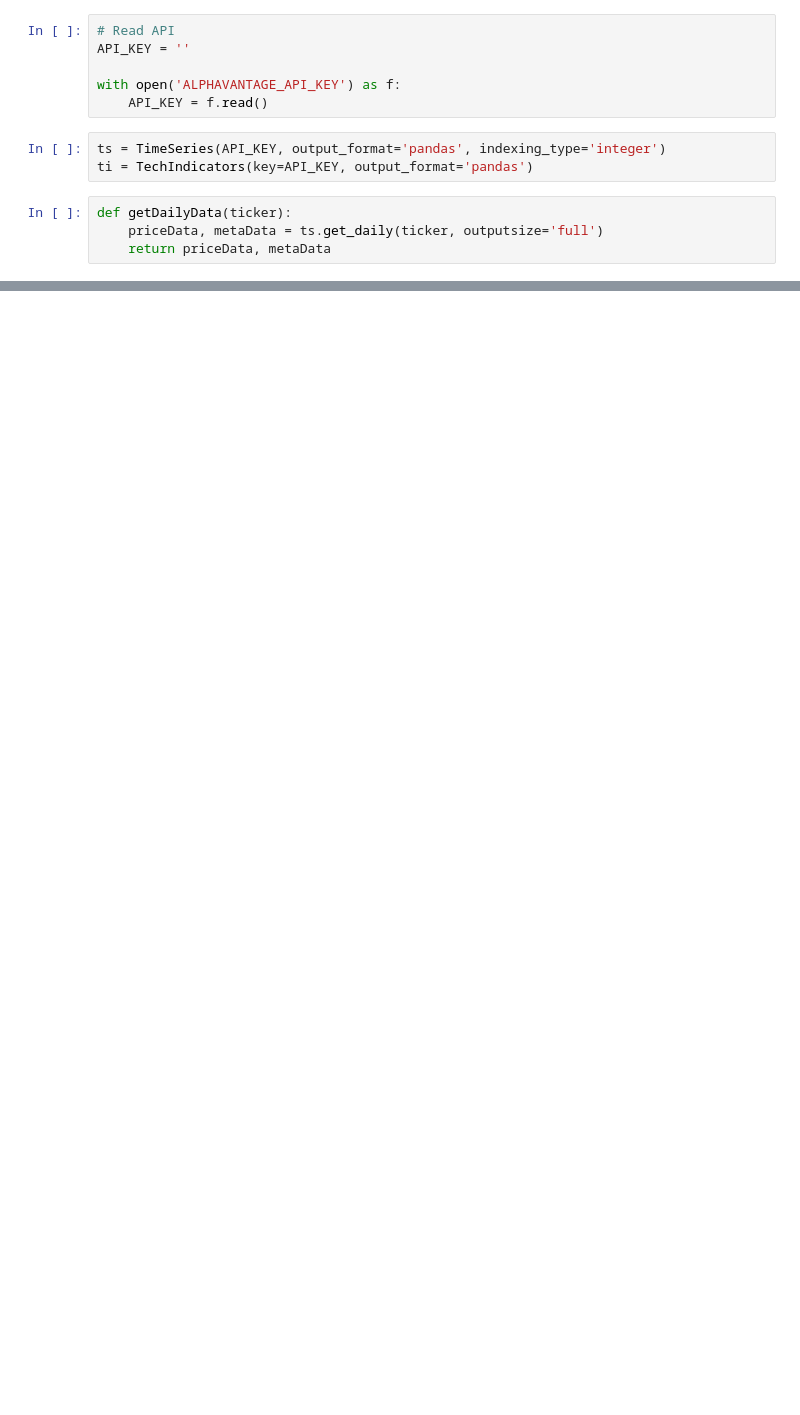
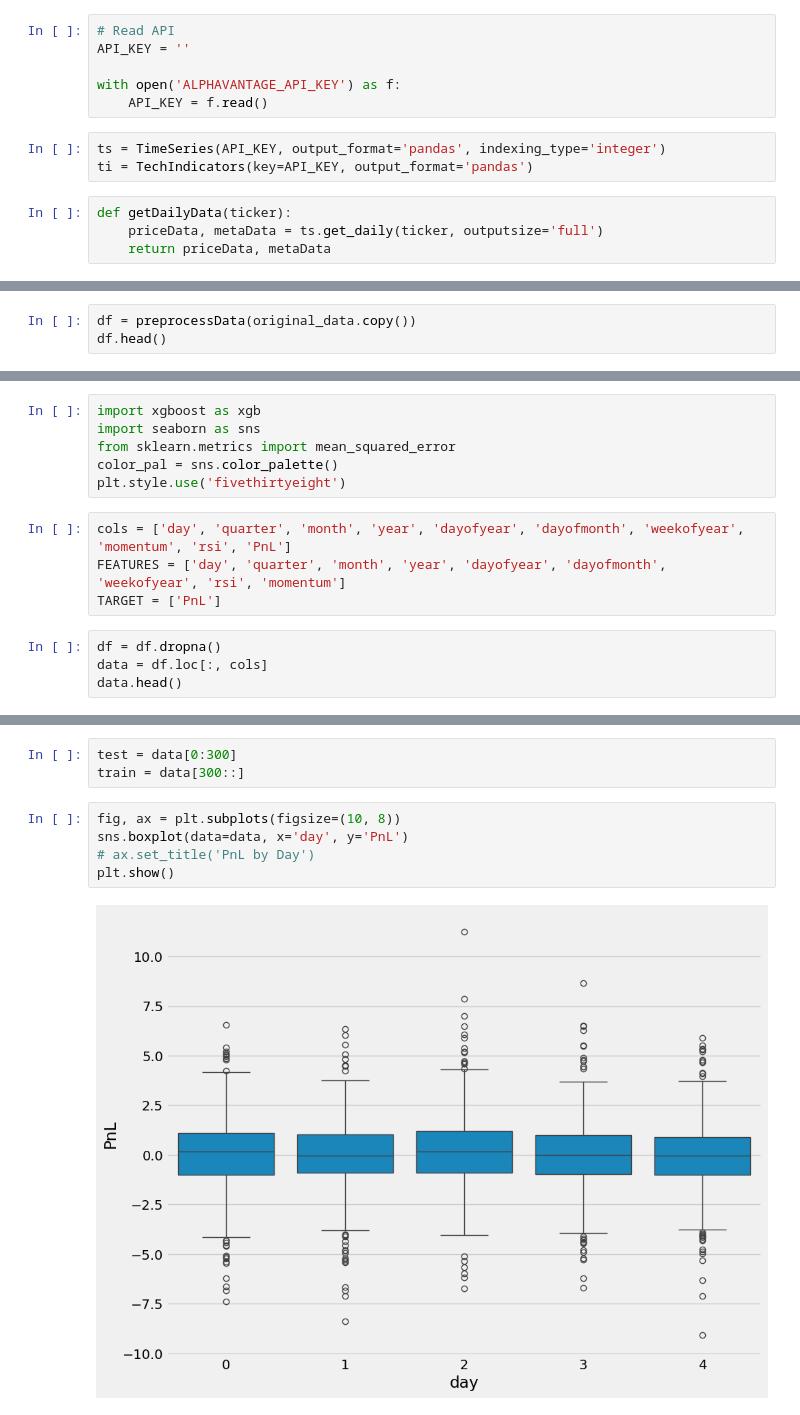
Before and after one commit to satishsolanki0409/finTech-projects, a Jupyter notebook: test.ipynb, the cells around one changed output, grey strips where cells are left out. Drawn from its saved outputs; the diff is of its cells as text; blank space fills up the shorter version.

```diff
--- a/test.ipynb
+++ b/test.ipynb
@@ -283,0 +181,3 @@ def updateAndSave(new_data, dm):
+# %%
+df = preprocessData(original_data.copy())
+df.head()
@@ -283,0 +494,14 @@ def updateAndSave(new_data, dm):
+# %%
+import xgboost as xgb
+import seaborn as sns
+from sklearn.metrics import mean_squared_error
+color_pal = sns.color_palette()
+plt.style.use('fivethirtyeight')
+# %%
+cols = ['day', 'quarter', 'month', 'year', 'dayofyear', 'dayofmonth', 'weekofyear', 'momentum', 'rsi', 'PnL']
+FEATURES = ['day', 'quarter', 'month', 'year', 'dayofyear', 'dayofmonth', 'weekofyear', 'rsi', 'momentum']
+TARGET = ['PnL']
+# %%
+df = df.dropna()
+data = df.loc[:, cols]
+data.head()
@@ -283,0 +516,10 @@ def updateAndSave(new_data, dm):
+# %%
+test = data[0:300]
+train = data[300::]
+# %%
+fig, ax = plt.subplots(figsize=(10, 8))
+sns.boxplot(data=data, x='day', y='PnL')
+# ax.set_title('PnL by Day')
+plt.show()
+# %% [output]
+[figure, added]
```
Also changed, not shown: parts of 63 cells of this notebook, 2 other files.
